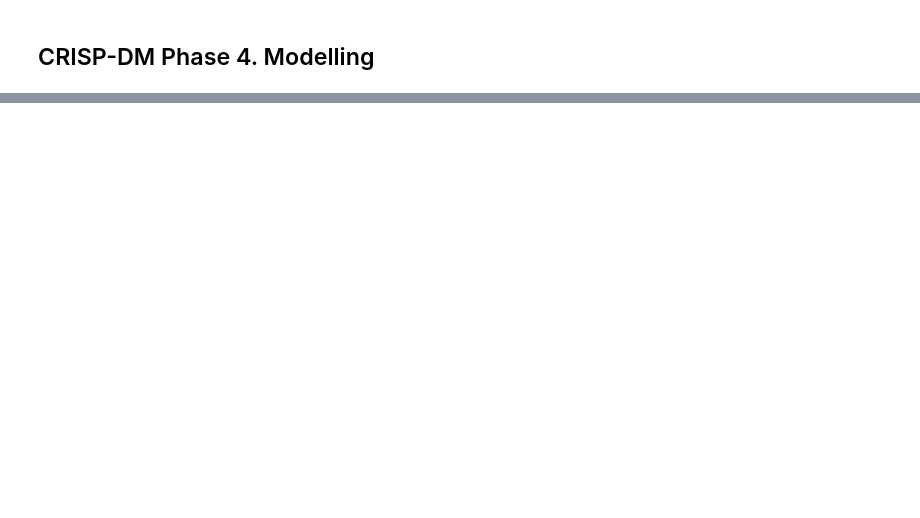
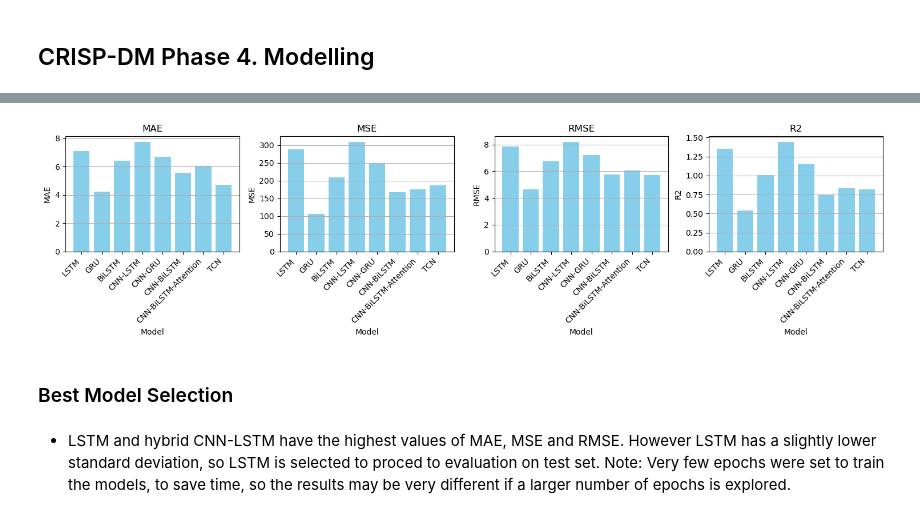
Before and after one commit to AndreCatarino/Energy-Price-Forecasting, a Jupyter notebook: docs/04_modeling.ipynb, the cells around one changed output, grey strips where cells are left out. Saved outputs shown, nothing was run; the diff lists cells and outputs as text; code cells hidden in the pictures; blank space fills up the shorter version.

```diff
--- a/docs/04_modeling.ipynb
+++ b/docs/04_modeling.ipynb
@@ -88,0 +82,27 @@ print(f"{best_model_name} Test Metrics: {test_metrics}")
+# %%
+# plot standard deviation of each metric
+fig, axes = plt.subplots(1, len(metrics), figsize=(15, 4))
+
+for i, metric in enumerate(metrics):
+    ax = axes[i]
+    ax.bar(eval_df['Model'], eval_df[metric].apply(lambda x: np.std(x)), color='skyblue')
+    ax.set_title(metric)
+    ax.set_xlabel('Model')
+    ax.set_ylabel(metric)
+    ax.set_xticklabels(eval_df['Model'], rotation=45, ha='right')
+    ax.yaxis.grid()
+
+# Adjust the layout to avoid overlapping titles
+plt.tight_layout()
+
+# Save the plot
+plt.savefig('../plots/metrics_std.png')
+
+# Show the plot
+plt.show()
+# %% [output]
+[figure, added]
+# %% [markdown]
+### Best Model Selection
+# %% [markdown]
+- LSTM and hybrid CNN-LSTM have the highest values of MAE, MSE and RMSE. However LSTM has a slightly lower standard deviation, so LSTM is selected to proced to evaluation on test set. Note: Very few epochs were set to train the models, to save time, so the results may be very different if a larger number of epochs is explored.
```
Also changed, not shown: parts of 6 cells of this notebook, 19 other files.
